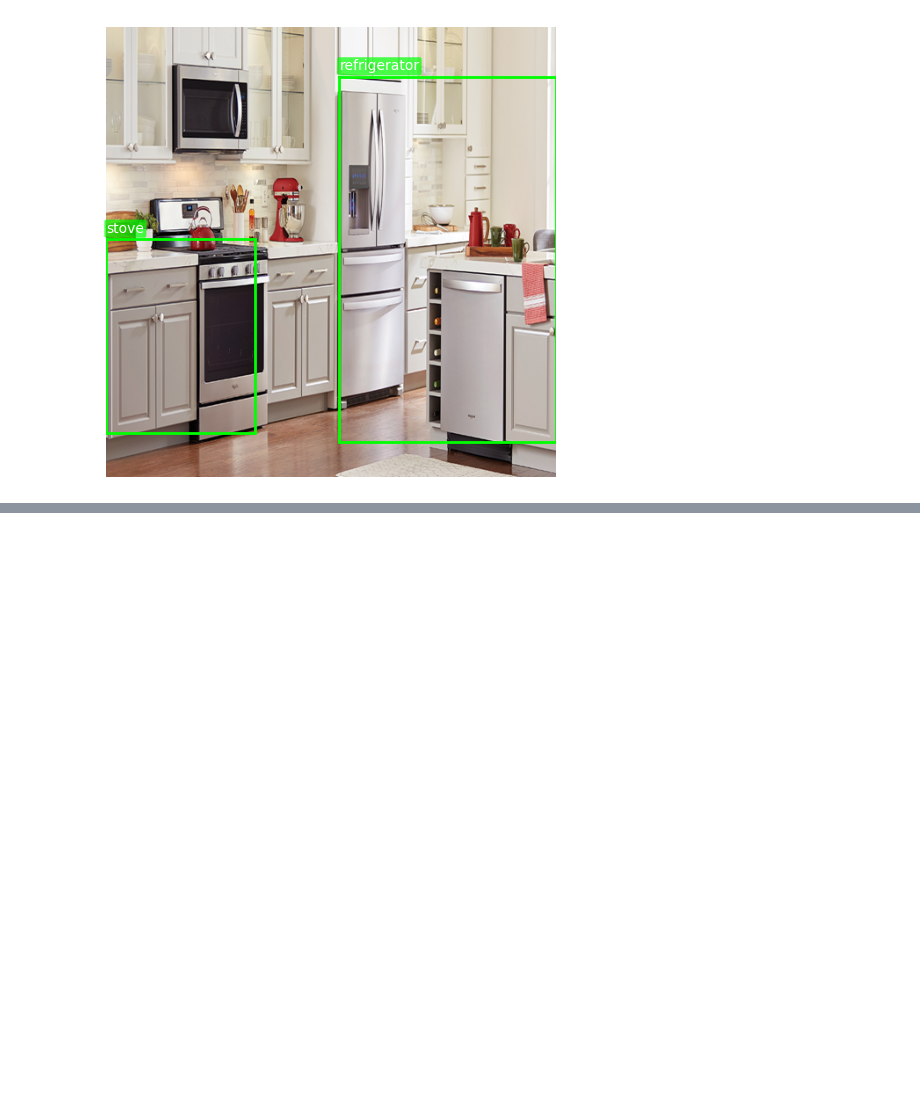
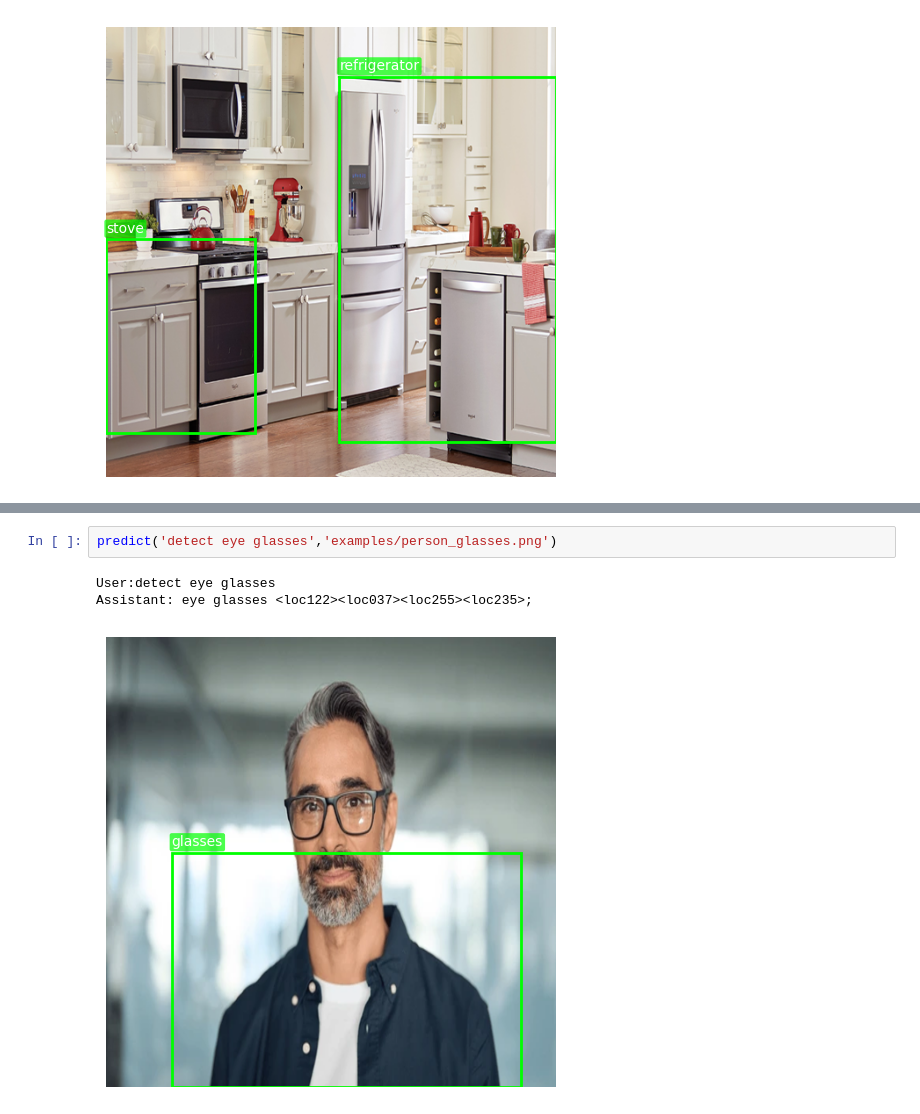
Before and after one commit to shreydan/VLM-OD, a Jupyter notebook: eval2.ipynb, the cells around one changed output, grey strips where cells are left out. Saved outputs shown, nothing was run; the diff lists cells and outputs as text; blank space fills up the shorter version.

```diff
--- a/eval2.ipynb
+++ b/eval2.ipynb
@@ -161,0 +169,6 @@ stove <loc120><loc000><loc230><loc084>;
+# %%
+predict('detect eye glasses','examples/person_glasses.png')
+# %% [output]
+User:detect eye glasses
+Assistant: eye glasses <loc122><loc037><loc255><loc235>;
+[figure, added]
```
Also changed, not shown: parts of 5 cells of this notebook, 4 other files.
